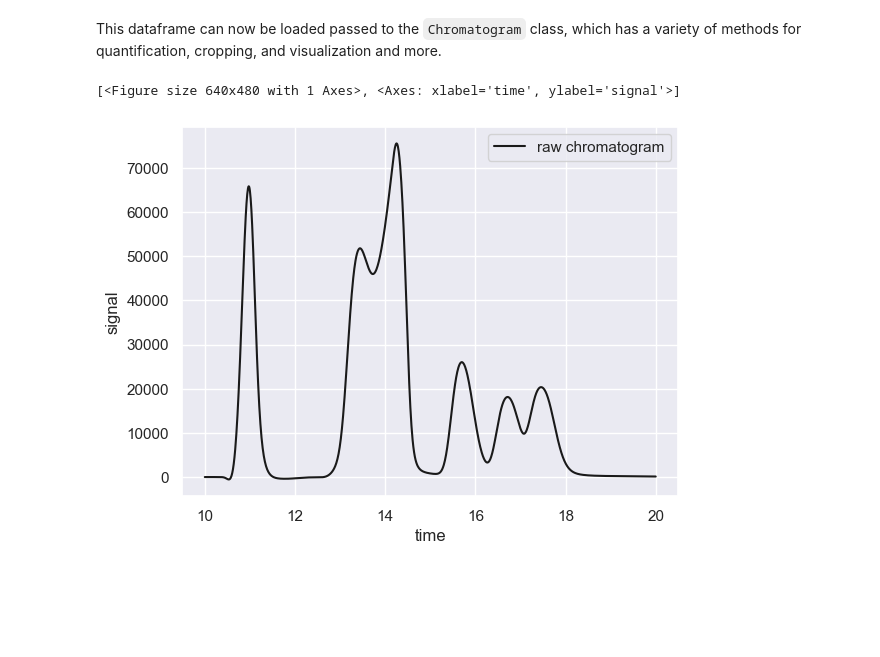
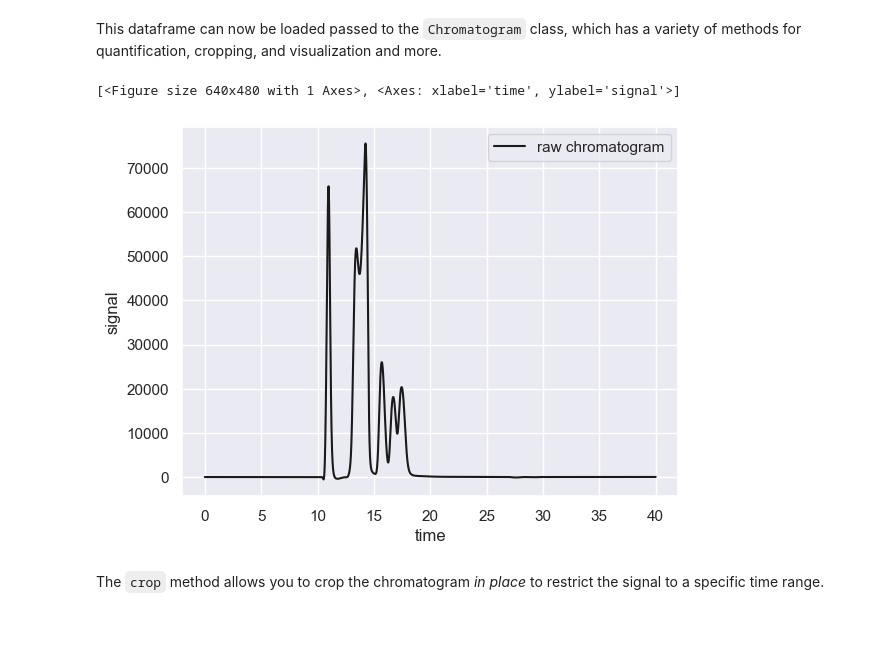
Before and after one commit to cremerlab/hplc-py, a Jupyter notebook: docs/source/getting_started/quickstart.ipynb, the cells around one changed output. Cells and saved outputs as stored; diff of their text form; code cells hidden in the pictures; blank space fills up the shorter version.

```diff
--- a/docs/source/getting_started/quickstart.ipynb
+++ b/docs/source/getting_started/quickstart.ipynb
@@ -50,15 +50,16 @@ more.
 # %%
 # Instantiate the Chromatogram class with the loaded chromatogram.
 chrom = hplc.quant.Chromatogram(df)
 
-# Crop the chromatogram between 10 and 20 minutes.
-chrom.crop([10, 20])
-
 # Show the chromatogram
+# chrom.crop([10, 16])
 chrom.show()
 # %% [output]
 [<Figure size 640x480 with 1 Axes>, <Axes: xlabel='time', ylabel='signal'>]
-[figure, old version]
+[figure, new version]
+# %% [markdown]
+The `crop` method allows you to crop the chromatogram *in place* to restrict
+the signal to a specific time range.
 # %% [markdown]
 ##
 # %% [markdown]
```
Also changed, not shown: parts of 7 cells of this notebook, 1 other file.
